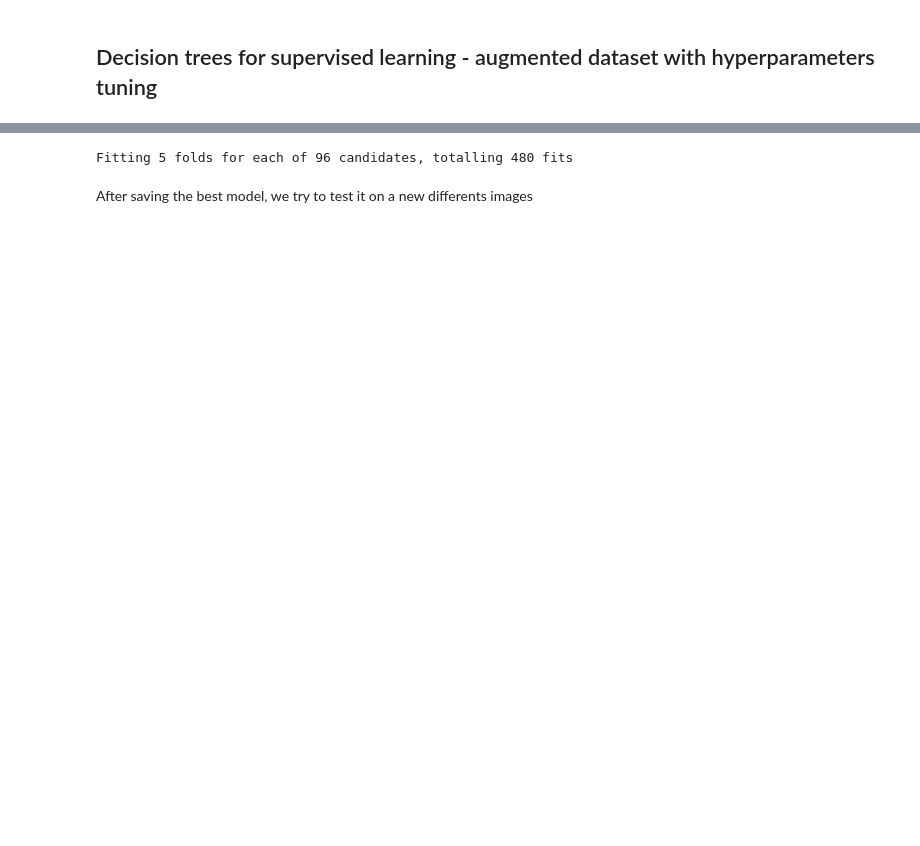
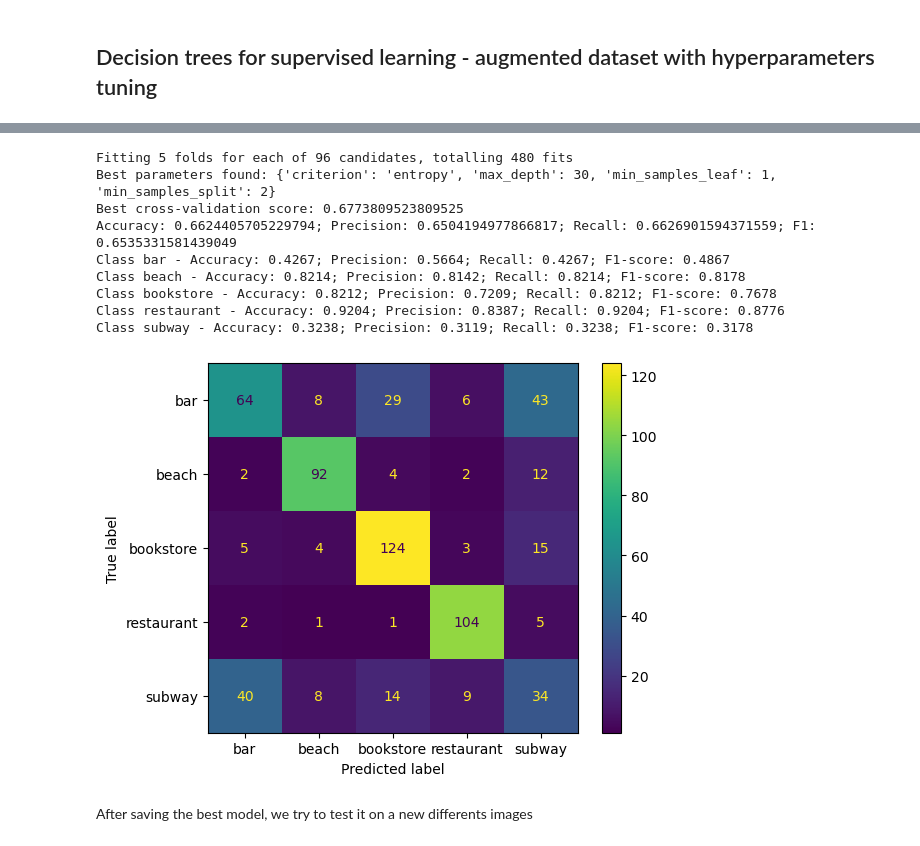
Before and after one commit to YajingLiu2357/venue-classification, a Jupyter notebook: envAAI-DT-finalsupervised.ipynb, the cells around one changed output, grey strips where cells are left out. Saved outputs shown, nothing was run; the diff lists cells and outputs as text; code cells hidden in the pictures; blank space fills up the shorter version.

```diff
--- a/envAAI-DT-finalsupervised.ipynb
+++ b/envAAI-DT-finalsupervised.ipynb
@@ -236,32 +382,59 @@ grid_search.fit(X_train, Y_train)
 
 # Print best parameters and scores
 print(f"Best parameters found: {grid_search.best_params_}")
 print(f"Best cross-validation score: {grid_search.best_score_}")
 
 
 # Train model with best parameters
 best_decision_tree = grid_search.best_estimator_
 best_decision_tree.fit(X_train, Y_train)
 
 # Save the best model
 with open('best_decision_tree_model.pkl', 'wb') as model_file:
     pickle.dump(best_decision_tree, model_file)
 
 # Evaluate the best model
 Y_pred = best_decision_tree.predict(X_test)
 accuracy = accuracy_score(Y_test, Y_pred)
 precision = precision_score(Y_test, Y_pred, average='macro')
 recall = recall_score(Y_test, Y_pred, average='macro')
 f1 = f1_score(Y_test, Y_pred, average='macro')
+
 conf_matrix = confusion_matrix(Y_test, Y_pred)
 
 print(f"Accuracy: {accuracy}; Precision: {precision}; Recall: {recall}; F1: {f1}")
+
+class_correct = [0] * len(label_map)
+class_total = [0] * len(label_map)
+
+for i in range(len(Y_test)):
+    label = Y_test[i]
+    pred = Y_pred[i]
+    if label == pred:
+        class_correct[label] += 1
+    class_total[label] += 1
+
+for i in range(len(label_map)):
+    class_acc = class_correct[i] / class_total[i] if class_total[i] > 0 else 0
+    class_prec = precision_score(Y_test, Y_pred, labels=[i], average='macro', zero_division=0)
+    class_rec = recall_score(Y_test, Y_pred, labels=[i], average='macro', zero_division=0)
+    class_f1 = f1_score(Y_test, Y_pred, labels=[i], average='macro', zero_division=0)
+    print(f"Class {list(label_map.keys())[i]} - Accuracy: {class_acc:.4f}; Precision: {class_prec:.4f}; Recall: {class_rec:.4f}; F1-score: {class_f1:.4f}")
 
 # Display the confusion matrix
 confusion_matrix_display = ConfusionMatrixDisplay(conf_matrix, display_labels=label_map.keys())
 confusion_matrix_display.plot()
 plt.show()
 # %% [output]
 Fitting 5 folds for each of 96 candidates, totalling 480 fits
+Best parameters found: {'criterion': 'entropy', 'max_depth': 30, 'min_samples_leaf': 1, 'min_samples_split': 2}
+Best cross-validation score: 0.6773809523809525
+Accuracy: 0.6624405705229794; Precision: 0.6504194977866817; Recall: 0.6626901594371559; F1: 0.6535331581439049
+Class bar - Accuracy: 0.4267; Precision: 0.5664; Recall: 0.4267; F1-score: 0.4867
+Class beach - Accuracy: 0.8214; Precision: 0.8142; Recall: 0.8214; F1-score: 0.8178
+Class bookstore - Accuracy: 0.8212; Precision: 0.7209; Recall: 0.8212; F1-score: 0.7678
+Class restaurant - Accuracy: 0.9204; Precision: 0.8387; Recall: 0.9204; F1-score: 0.8776
+Class subway - Accuracy: 0.3238; Precision: 0.3119; Recall: 0.3238; F1-score: 0.3178
+[figure, added]
 # %% [markdown]
 After saving the best model, we try to test it on a new differents images
```
Also changed, not shown: parts of 21 cells of this notebook, 4 other files.
